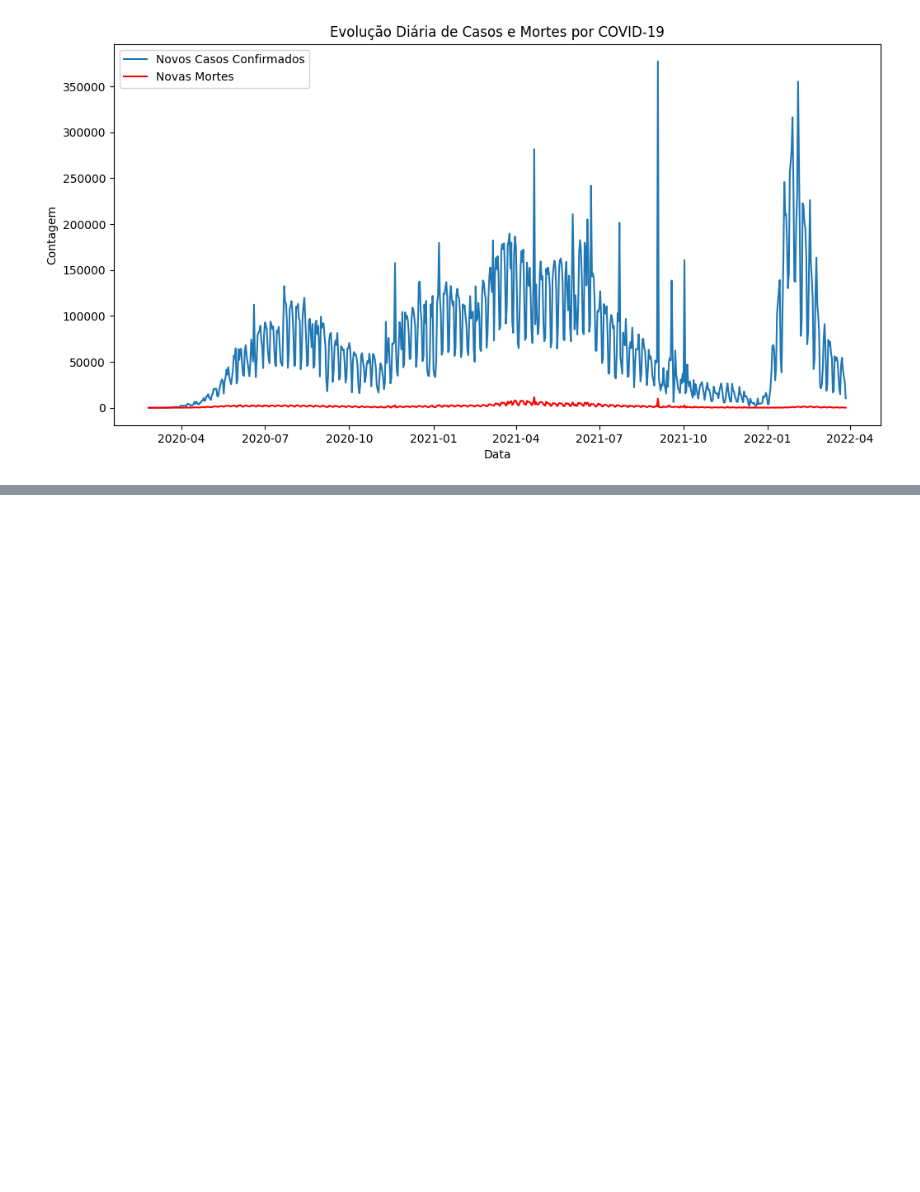
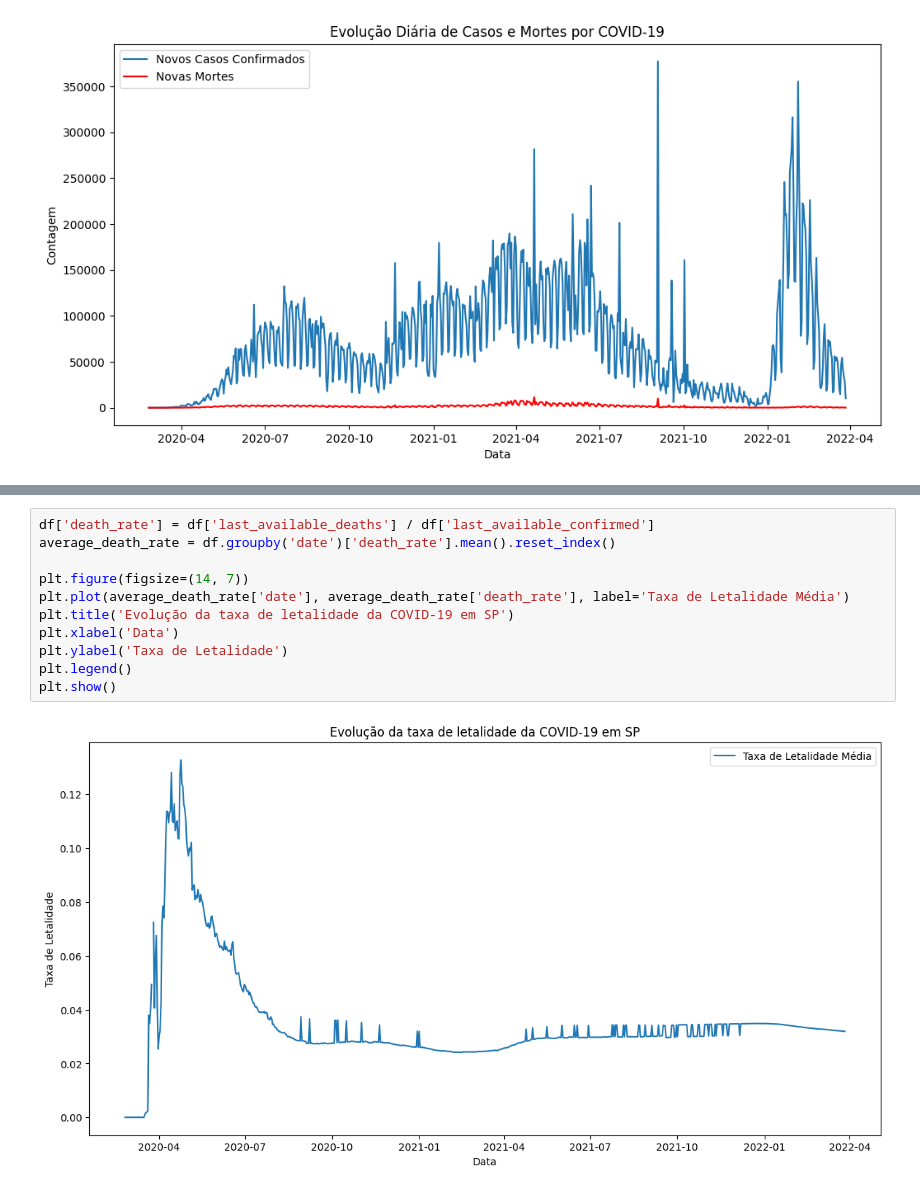
Before and after one commit to gabs4841/Covid-Graficos, a Jupyter notebook: COVID.ipynb, the cells around one changed output, grey strips where cells are left out. Drawn from its saved outputs; the diff is of its cells as text; blank space fills up the shorter version.

```diff
--- a/COVID.ipynb
+++ b/COVID.ipynb
@@ -203,0 +160,13 @@ plt.show()
+# %%
+df['death_rate'] = df['last_available_deaths'] / df['last_available_confirmed']
+average_death_rate = df.groupby('date')['death_rate'].mean().reset_index()
+
+plt.figure(figsize=(14, 7))
+plt.plot(average_death_rate['date'], average_death_rate['death_rate'], label='Taxa de Letalidade Média')
+plt.title('Evolução da taxa de letalidade da COVID-19 em SP')
+plt.xlabel('Data')
+plt.ylabel('Taxa de Letalidade')
+plt.legend()
+plt.show()
+# %% [output]
+[figure, added]
```
Also changed, not shown: parts of 12 cells of this notebook.
